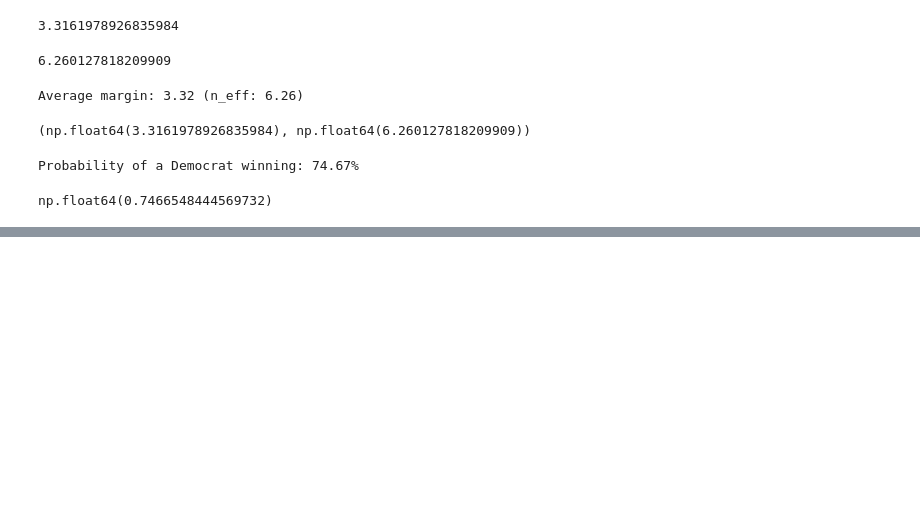
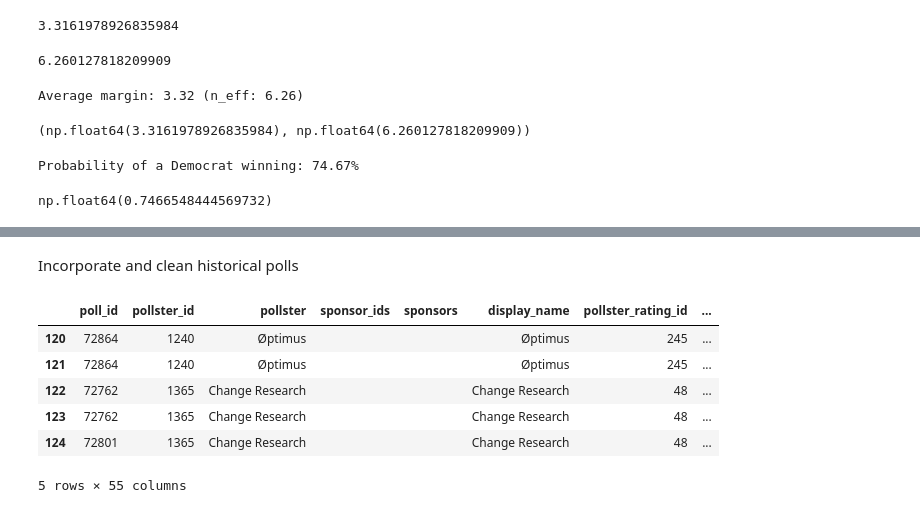
Before and after one commit to arasteh-git/election-modeling, a Jupyter notebook: notebooks/data-pulls.ipynb, the cells around one changed output, grey strips where cells are left out. Drawn from its saved outputs; the diff is of its cells as text; code cells hidden in the pictures; blank space fills up the shorter version.

```diff
--- a/notebooks/data-pulls.ipynb
+++ b/notebooks/data-pulls.ipynb
@@ -116,0 +186,16 @@ def add_margins_results(raw_results):
+# %% [markdown]
+Incorporate and clean historical polls
+# %%
+base = '../data/processed/senate_calibration/20261006T024116Z_20261006T035630Z_v1'
+
+poll_results = pd.read_csv(f'{base}/poll_candidate_rows.csv', dtype=str, keep_default_na=False)
+
+poll_results.head()
+# %% [output]
+|  | poll_id | pollster_id | pollster | sponsor_ids | sponsors | display_name | pollster_rating_id | ... |
+| 120 | 72864 | 1240 | Øptimus |  |  | Øptimus | 245 | ... |
+| 121 | 72864 | 1240 | Øptimus |  |  | Øptimus | 245 | ... |
+| 122 | 72762 | 1365 | Change Research |  |  | Change Research | 48 | ... |
+| 123 | 72762 | 1365 | Change Research |  |  | Change Research | 48 | ... |
+| 124 | 72801 | 1365 | Change Research |  |  | Change Research | 48 | ... |
+5 rows × 55 columns
```
Also changed, not shown: parts of 9 cells of this notebook.
